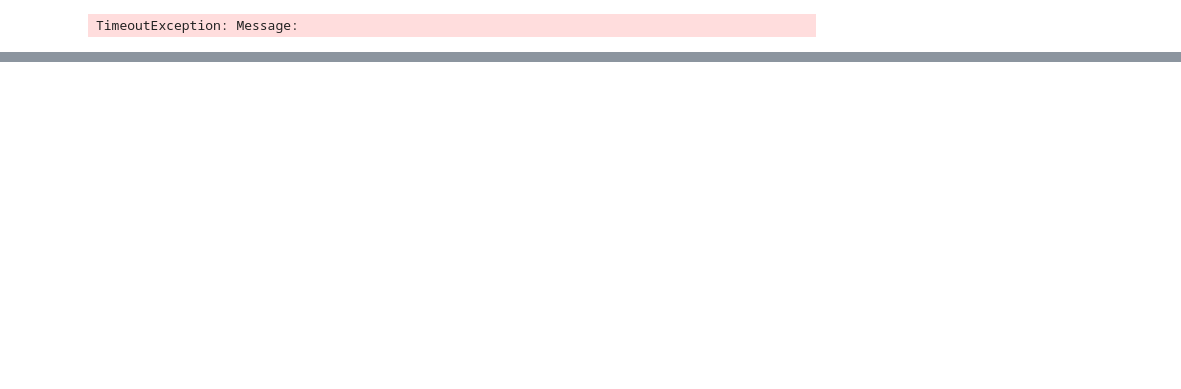
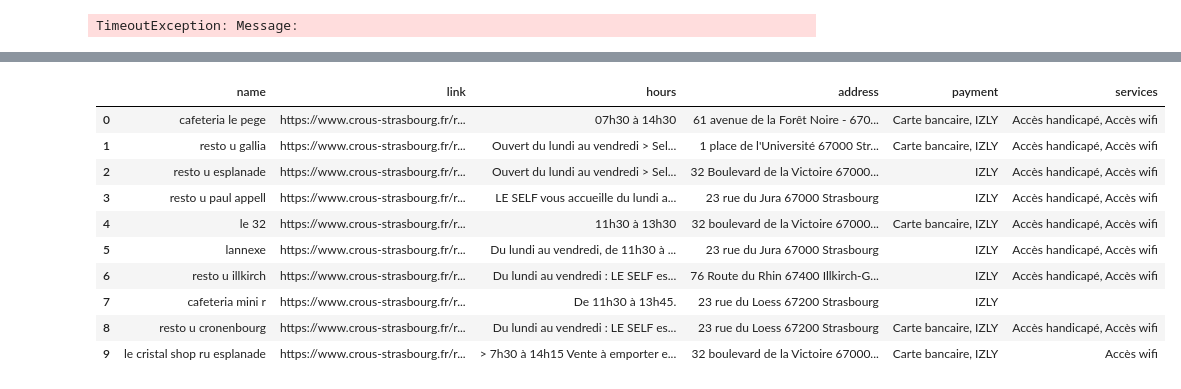
Before and after one commit to abusche/Advanced-programming, a Jupyter notebook: Project.ipynb, the cells around one changed output, grey strips where cells are left out. Cells and saved outputs as stored; diff of their text form; code cells hidden in the pictures; blank space fills up the shorter version.

```diff
--- a/Project.ipynb
+++ b/Project.ipynb
@@ -267,0 +358,14 @@ NameError: name 'np' is not defined
+# %%
+pd.DataFrame(restoInfo)
+# %% [output]
+|  | name | link | hours | address | payment | services |
+| 0 | cafeteria le pege | https://www.crous-strasbourg.fr/r... | 07h30 à 14h30 | 61 avenue de la Forêt Noire - 670... | Carte bancaire, IZLY | Accès handicapé, Accès wifi |
+| 1 | resto u gallia | https://www.crous-strasbourg.fr/r... | Ouvert du lundi au vendredi > Sel... | 1 place de l'Université 67000 Str... | Carte bancaire, IZLY | Accès handicapé, Accès wifi |
+| 2 | resto u esplanade | https://www.crous-strasbourg.fr/r... | Ouvert du lundi au vendredi > Sel... | 32 Boulevard de la Victoire 67000... | IZLY | Accès handicapé, Accès wifi |
+| 3 | resto u paul appell | https://www.crous-strasbourg.fr/r... | LE SELF vous accueille du lundi a... | 23 rue du Jura 67000 Strasbourg | IZLY | Accès handicapé, Accès wifi |
+| 4 | le 32 | https://www.crous-strasbourg.fr/r... | 11h30 à 13h30 | 32 boulevard de la Victoire 67000... | Carte bancaire, IZLY | Accès handicapé, Accès wifi |
+| 5 | lannexe | https://www.crous-strasbourg.fr/r... | Du lundi au vendredi, de 11h30 à ... | 23 rue du Jura 67000 Strasbourg | IZLY | Accès handicapé, Accès wifi |
+| 6 | resto u illkirch | https://www.crous-strasbourg.fr/r... | Du lundi au vendredi : LE SELF es... | 76 Route du Rhin 67400 Illkirch-G... | IZLY | Accès handicapé, Accès wifi |
+| 7 | cafeteria mini r | https://www.crous-strasbourg.fr/r... | De 11h30 à 13h45. | 23 rue du Loess 67200 Strasbourg | IZLY |  |
+| 8 | resto u cronenbourg | https://www.crous-strasbourg.fr/r... | Du lundi au vendredi : LE SELF es... | 23 rue du Loess 67200 Strasbourg | Carte bancaire, IZLY | Accès handicapé, Accès wifi |
+| 9 | le cristal shop ru esplanade | https://www.crous-strasbourg.fr/r... | > 7h30 à 14h15 Vente à emporter e... | 32 boulevard de la Victoire 67000... | Carte bancaire, IZLY | Accès wifi |
```
Also changed, not shown: parts of 8 cells of this notebook.
